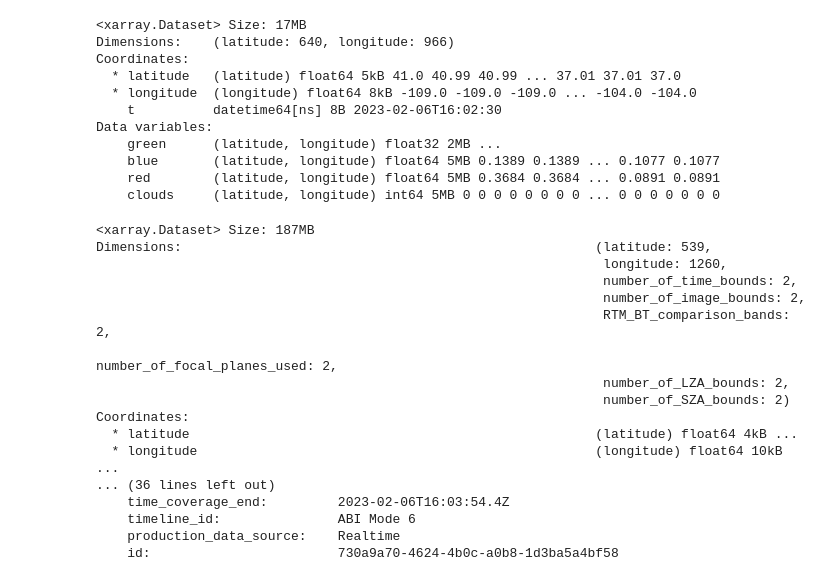
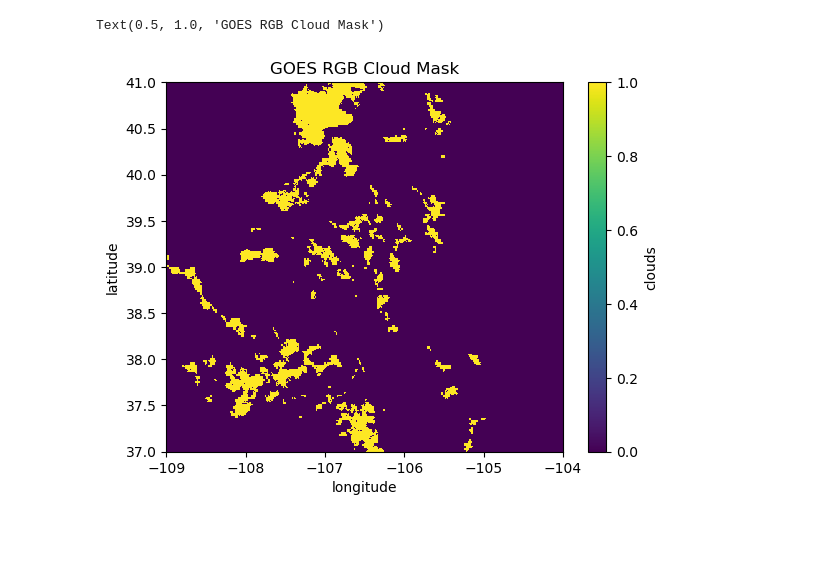
Before and after one commit to clinton-alden/goes_clouds, a Jupyter notebook: analysis/08_compare_goes_acm_mask.ipynb, the cells around one changed output. Cells and saved outputs as stored; diff of their text form; code cells hidden in the pictures; blank space fills up the shorter version.

```diff
--- a/analysis/08_compare_goes_acm_mask.ipynb
+++ b/analysis/08_compare_goes_acm_mask.ipynb
@@ -23,14 +88,13 @@ end = "2023-02-06 22:00"
 # %%
-year = '2023'
-month = '02'
-day = '06'
-time = '16:02:00'
+
+# time = '16:02:00'
+
+# path = '/storage/cdalden/goes/colorado/goes16/2023/2/6/ABI-L2-ACMC/20/'
+# file = 'OR_ABI-L2-ACMC-M6_G16_s20230372001171_e20230372003544_c20230372005027_ortho.nc'
+# ds = xr.open_dataset(path + file)
 
 rgb_path = '/storage/cdalden/goes/colorado/goes16/rgb_composite/'
 rgb_file = 'goes16_C02_C05_C13_rgb_colorado_{year}{month}{day}.nc'.format(year=year, month=month, day=day)
 rgb_ds = xr.open_dataset(rgb_path + rgb_file)
-rgb_ds = rgb_ds.sel(t=(f'{year}-{month}-{day}T{time}'), method='nearest')
-
-# G = GOES(satellite=16, product="ABI-L2-ACMC", domain='C')
-# ds = G.nearesttime('{year}-{month}-{day} {time}'.format(year=year, month=month, day=day, time=time))
-# ds
+# rgb_ds = rgb_ds.sel(t=(ds.t.values), method='nearest')
+rgb_ds
@@ -50,19 +144,14 @@ Data variables:
 # %%
-may_mask = ((rgb_ds.red <= 0.23) & (rgb_ds.blue >= 0.26) | ((rgb_ds.red > 0.23) & (rgb_ds.blue >= 0.16)))
-winter_mask = (rgb_ds.red>0.39) & (rgb_ds.blue>0.13)
-clouds = xr.where(winter_mask, 1, 0) # cloud (1) if all conds are met, not cloud (0) otherwise
-rgb_ds['clouds'] = clouds
+may_mask = ((new_ds.red <= 0.23) & (new_ds.blue >= 0.26) | ((new_ds.red > 0.23) & (new_ds.blue >= 0.16)))
+summer_mask = (new_ds.red>0.07) & (new_ds.green>0.19)
+winter_mask = (new_ds.red>0.39) & (new_ds.blue>0.13)
+clouds = xr.where(summer_mask, 1, 0) # cloud (1) if all conds are met, not cloud (0) otherwise
+new_ds['clouds'] = clouds
+new_ds['goes_clouds'] = xr.where((new_ds['ACM'] == 3) | (new_ds['ACM'] == 2), 1, 0)
 
-rgb_ds
+
+new_ds.sel(t='2022-07-02 17:00:00', method='nearest').clouds.plot.imshow(x='longitude', y='latitude')
+plt.title('GOES RGB Cloud Mask')
 # %% [output]
-<xarray.Dataset> Size: 17MB
-Dimensions:    (latitude: 640, longitude: 966)
-Coordinates:
-  * latitude   (latitude) float64 5kB 41.0 40.99 40.99 ... 37.01 37.01 37.0
-  * longitude  (longitude) float64 8kB -109.0 -109.0 -109.0 ... -104.0 -104.0
-    t          datetime64[ns] 8B 2023-02-06T16:02:30
-Data variables:
-    green      (latitude, longitude) float32 2MB ...
-    blue       (latitude, longitude) float64 5MB 0.1389 0.1389 ... 0.1077 0.1077
-    red        (latitude, longitude) float64 5MB 0.3684 0.3684 ... 0.0891 0.0891
-    clouds     (latitude, longitude) int64 5MB 0 0 0 0 0 0 0 0 ... 0 0 0 0 0 0 0
+Text(0.5, 1.0, 'GOES RGB Cloud Mask')
+[figure, added]
@@ -115,36 +158 @@ def calculate_degrees(ncfile):
-# %%
-ds = xr.open_dataset(path+in_file+'.nc')
-lat, lon = calculate_degrees(ds)
-lon = np.where(np.isfinite(lon), lon, np.nan)  # Replace inf with NaN
-lat = np.where(np.isfinite(lat), lat, np.nan)
-
-ds = ds.assign_coords(
-    y=lat[:,0],  # Replace y with the first row of lat
-    x=lon[0, :]   # Replace x with the first column of lon
-)
-ds = ds.rename({"x": "longitude", "y": "latitude"})
-
-
-ds = ds.where((ds.longitude >= -140) & (ds.longitude <= -80), drop=True)
-ds = ds.where((ds.latitude >= 30) & (ds.latitude <= 50), drop=True)
-
-ds
-# %% [output]
-<xarray.Dataset> Size: 187MB
-Dimensions:                                                     (latitude: 539,
-                                                                 longitude: 1260,
-                                                                 number_of_time_bounds: 2,
-                                                                 number_of_image_bounds: 2,
-                                                                 RTM_BT_comparison_bands: 2,
-                                                                 number_of_focal_planes_used: 2,
-                                                                 number_of_LZA_bounds: 2,
-                                                                 number_of_SZA_bounds: 2)
-Coordinates:
-  * latitude                                                    (latitude) float64 4kB ...
-  * longitude                                                   (longitude) float64 10kB ...
-... (36 lines left out)
-    time_coverage_end:         2023-02-06T16:03:54.4Z
-    timeline_id:               ABI Mode 6
-    production_data_source:    Realtime
-    id:                        730a9a70-4624-4b0c-a0b8-1d3ba5a4bf58
 # %%
```
Also changed, not shown: parts of 27 cells of this notebook, 7 other files.
